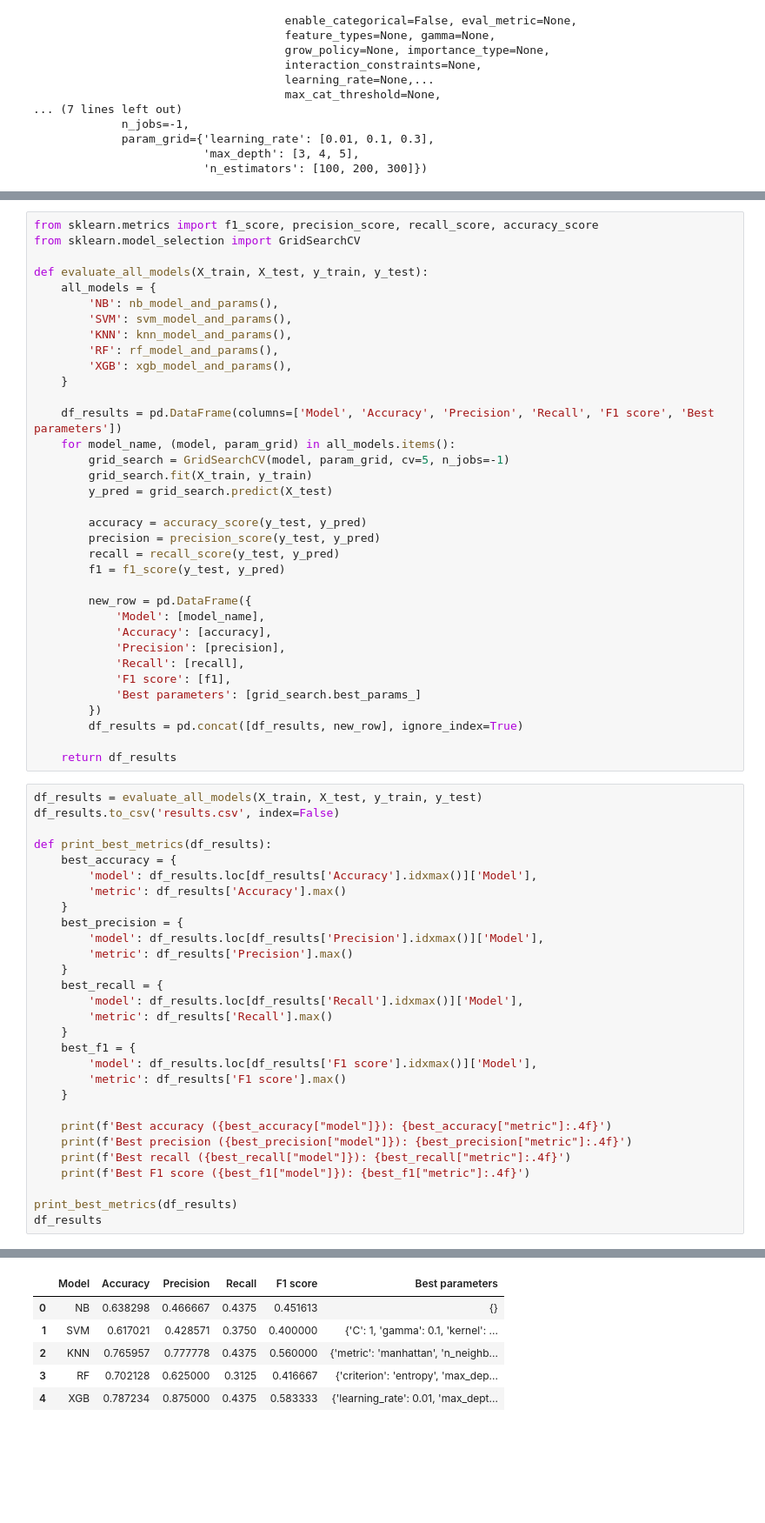
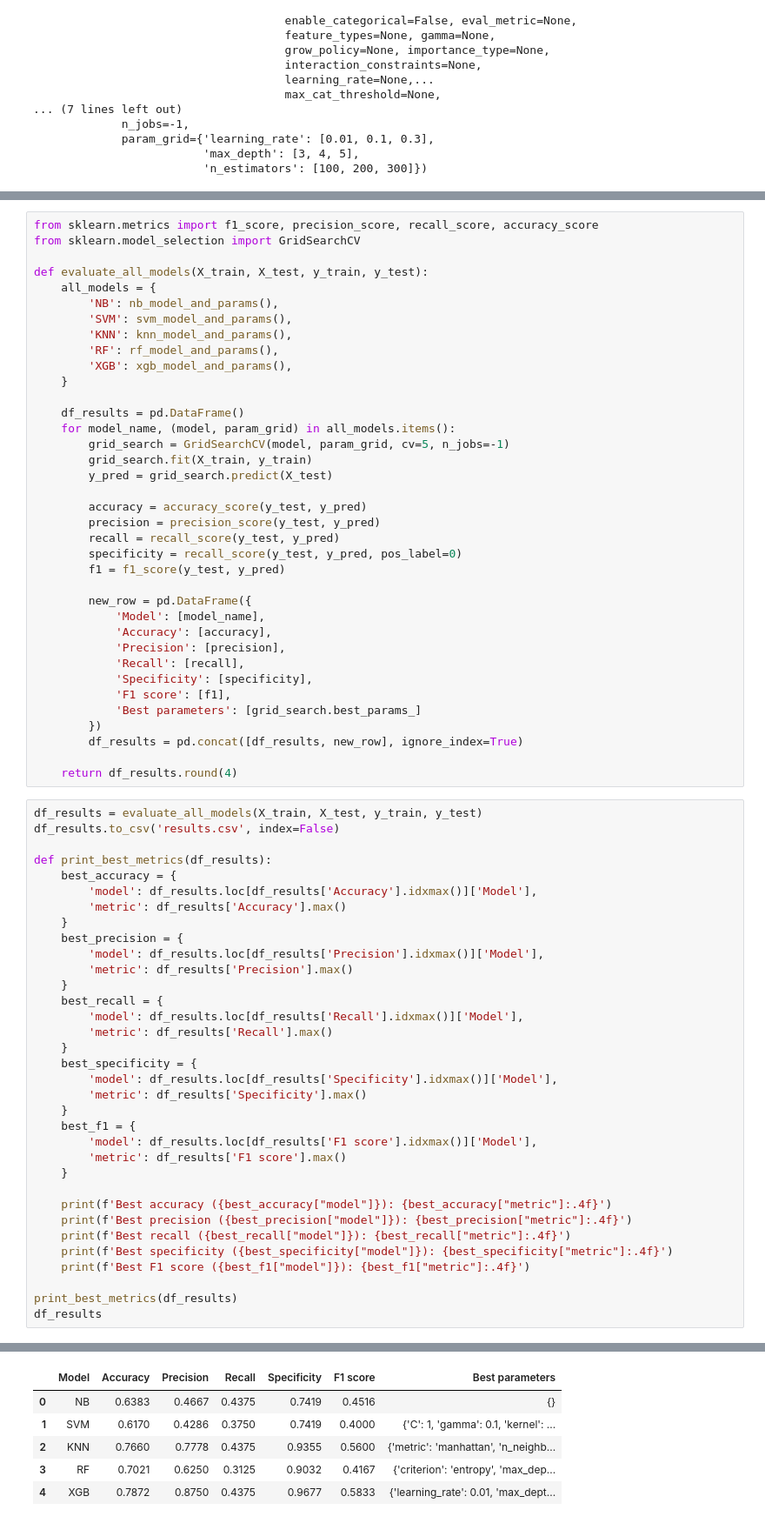
Before and after one commit to FelipePassarela/projeto-covid-longa-leve-grave, a Jupyter notebook: xgboost_v2.ipynb, the cells around one changed output, grey strips where cells are left out. Shown at 87% size. Saved outputs shown, nothing was run; the diff lists cells and outputs as text; blank space fills up the shorter version.

Commit message:
Add specificity metric

```diff
--- a/xgboost_v2.ipynb
+++ b/xgboost_v2.ipynb
@@ -179,7 +183,7 @@ def evaluate_all_models(X_train, X_test, y_train, y_test):
         'XGB': xgb_model_and_params(),
     }
 
-    df_results = pd.DataFrame(columns=['Model', 'Accuracy', 'Precision', 'Recall', 'F1 score', 'Best parameters'])
+    df_results = pd.DataFrame()
     for model_name, (model, param_grid) in all_models.items():
         grid_search = GridSearchCV(model, param_grid, cv=5, n_jobs=-1)
         grid_search.fit(X_train, y_train)
@@ -188,6 +192,7 @@ def evaluate_all_models(X_train, X_test, y_train, y_test):
         accuracy = accuracy_score(y_test, y_pred)
         precision = precision_score(y_test, y_pred)
         recall = recall_score(y_test, y_pred)
+        specificity = recall_score(y_test, y_pred, pos_label=0)
         f1 = f1_score(y_test, y_pred)
 
         new_row = pd.DataFrame({
@@ -195,12 +200,13 @@ def evaluate_all_models(X_train, X_test, y_train, y_test):
             'Accuracy': [accuracy],
             'Precision': [precision],
             'Recall': [recall],
+            'Specificity': [specificity],
             'F1 score': [f1],
             'Best parameters': [grid_search.best_params_]
         })
         df_results = pd.concat([df_results, new_row], ignore_index=True)
 
-    return df_results
+    return df_results.round(4)
 # %%
 df_results = evaluate_all_models(X_train, X_test, y_train, y_test)
 df_results.to_csv('results.csv', index=False)
@@ -218,6 +224,10 @@ def print_best_metrics(df_results):
         'model': df_results.loc[df_results['Recall'].idxmax()]['Model'],
         'metric': df_results['Recall'].max()
     }
+    best_specificity = {
+        'model': df_results.loc[df_results['Specificity'].idxmax()]['Model'],
+        'metric': df_results['Specificity'].max()
+    }
     best_f1 = {
         'model': df_results.loc[df_results['F1 score'].idxmax()]['Model'],
         'metric': df_results['F1 score'].max()
@@ -226,6 +236,7 @@ def print_best_metrics(df_results):
     print(f'Best accuracy ({best_accuracy["model"]}): {best_accuracy["metric"]:.4f}')
     print(f'Best precision ({best_precision["model"]}): {best_precision["metric"]:.4f}')
     print(f'Best recall ({best_recall["model"]}): {best_recall["metric"]:.4f}')
+    print(f'Best specificity ({best_specificity["model"]}): {best_specificity["metric"]:.4f}')
     print(f'Best F1 score ({best_f1["model"]}): {best_f1["metric"]:.4f}')
 
 print_best_metrics(df_results)
@@ -237,7 +249,7 @@ Best recall (NB): 0.4375
 Best F1 score (XGB): 0.5833
-|  | Model | Accuracy | Precision | Recall | F1 score | Best parameters |
-| 0 | NB | 0.638298 | 0.466667 | 0.4375 | 0.451613 | {} |
-| 1 | SVM | 0.617021 | 0.428571 | 0.3750 | 0.400000 | {'C': 1, 'gamma': 0.1, 'kernel': ... |
-| 2 | KNN | 0.765957 | 0.777778 | 0.4375 | 0.560000 | {'metric': 'manhattan', 'n_neighb... |
-| 3 | RF | 0.702128 | 0.625000 | 0.3125 | 0.416667 | {'criterion': 'entropy', 'max_dep... |
-| 4 | XGB | 0.787234 | 0.875000 | 0.4375 | 0.583333 | {'learning_rate': 0.01, 'max_dept... |
+|  | Model | Accuracy | Precision | Recall | Specificity | F1 score | Best parameters |
+| 0 | NB | 0.6383 | 0.4667 | 0.4375 | 0.7419 | 0.4516 | {} |
+| 1 | SVM | 0.6170 | 0.4286 | 0.3750 | 0.7419 | 0.4000 | {'C': 1, 'gamma': 0.1, 'kernel': ... |
+| 2 | KNN | 0.7660 | 0.7778 | 0.4375 | 0.9355 | 0.5600 | {'metric': 'manhattan', 'n_neighb... |
+| 3 | RF | 0.7021 | 0.6250 | 0.3125 | 0.9032 | 0.4167 | {'criterion': 'entropy', 'max_dep... |
+| 4 | XGB | 0.7872 | 0.8750 | 0.4375 | 0.9677 | 0.5833 | {'learning_rate': 0.01, 'max_dept... |
```
Also changed, not shown: parts of 3 cells of this notebook, 1 other file.
